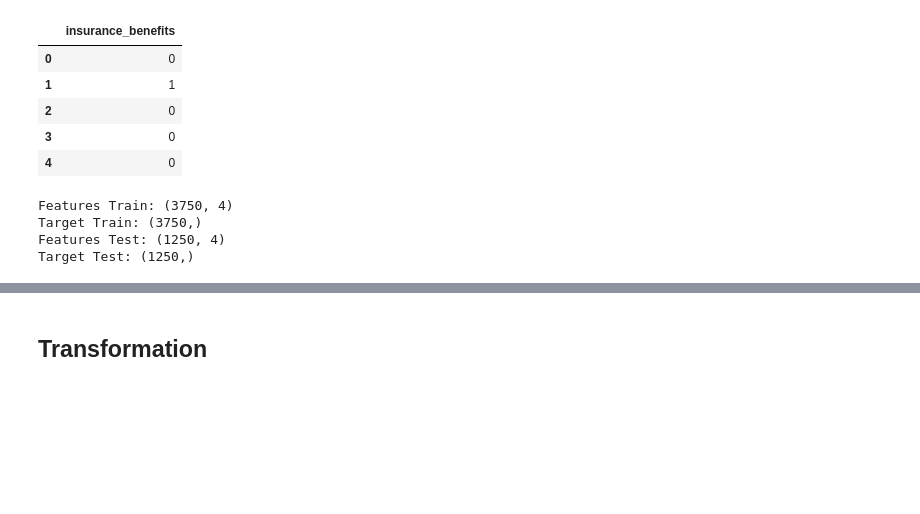
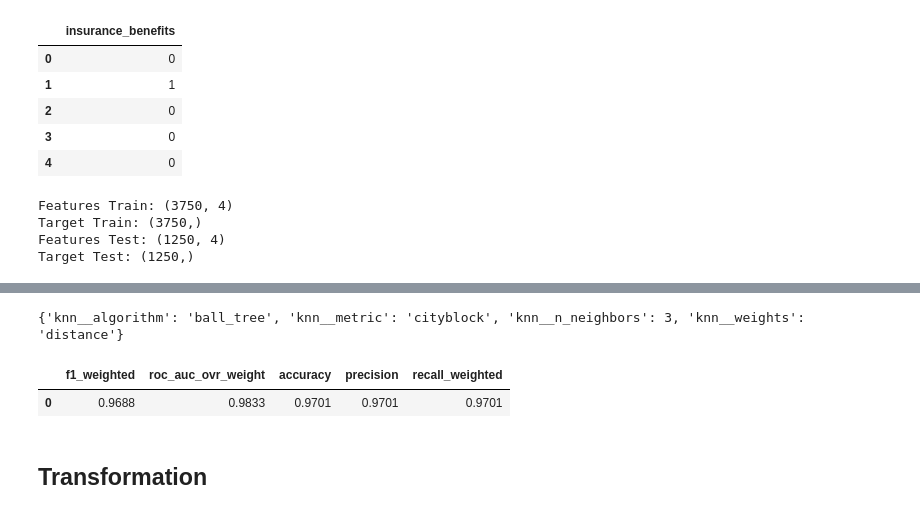
Before and after one commit to kellyshreeve/insurance, a Jupyter notebook: insurance_analysis.ipynb, the cells around one changed output, grey strips where cells are left out. Saved outputs shown, nothing was run; the diff lists cells and outputs as text; code cells hidden in the pictures; blank space fills up the shorter version.

```diff
--- a/insurance_analysis.ipynb
+++ b/insurance_analysis.ipynb
@@ -819,0 +878,25 @@ Target Test: (1250,)
+# %%
+# Fit and tune imbalanced KNN model
+preprocess_mult = ColumnTransformer(
+    transformers=[('scale', StandardScaler(), slice(1, 4))],
+    remainder='passthrough'
+)
+
+model = KNeighborsClassifier(n_jobs=-1)
+
+pipe = Pipeline(steps=[('scale', preprocess_mult), ('knn', model)])
+
+grid = {
+    'knn__n_neighbors':np.arange(1, 26, 2),
+    'knn__weights':['uniform', 'distance'],
+    'knn__algorithm':['ball_tree', 'kd_tree', 'brute'],
+    'knn__metric':['euclidean', 'cityblock', 'minkowski']
+}
+
+# Weight scores for imbalanced classification
+scores = {'accuracy': 'accuracy', 'precision': 'precision_micro',
+          'recall_weighted': 'recall_weighted', 'f1_weighted': 'f1_weighted',
+          'roc_auc_weight': 'roc_auc_ovr_weighted'}
+
+knn_mult_gscv = GridSearchCV(pipe, param_grid=grid, scoring=scores, cv=3, refit='f1_weighted')
+knn_mult_gscv.fit(feat_train_mult, targ_train_mult)
@@ -820,2 +921,12 @@ Target Test: (1250,)
+# %%
+knn_mult_best, knn_mult_gscv_result = gscv_results(knn_mult_gscv, 'f1_weighted', 'roc_auc_weight',
+                                                   'accuracy', 'precision', 'recall_weighted')
+
+print(knn_mult_best)
+display(knn_mult_gscv_result)
+# %% [output]
+{'knn__algorithm': 'ball_tree', 'knn__metric': 'cityblock', 'knn__n_neighbors': 3, 'knn__weights': 'distance'}
+|  | f1_weighted | roc_auc_ovr_weight | accuracy | precision | recall_weighted |
+| 0 | 0.9688 | 0.9833 | 0.9701 | 0.9701 | 0.9701 |
 # %% [markdown]
 ## <b>Transformation<b><a id='transform'></a>
```
Also changed, not shown: parts of 16 cells of this notebook.
